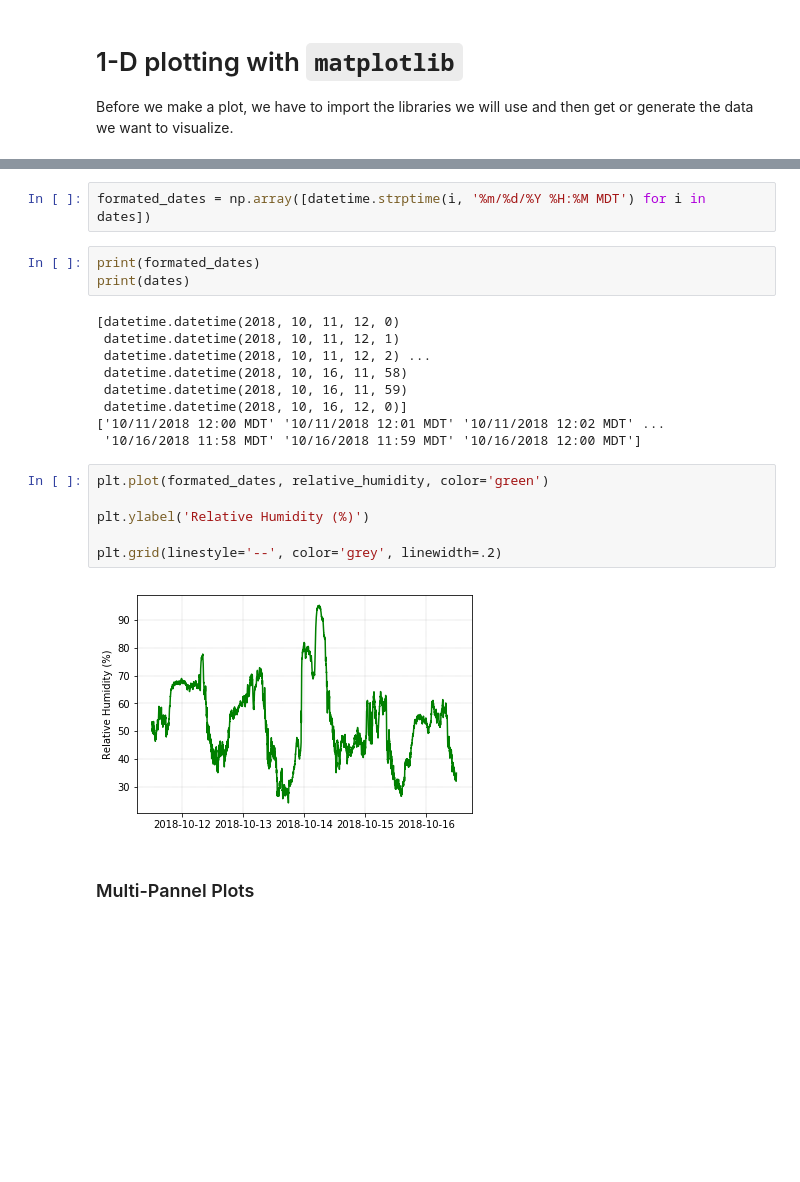
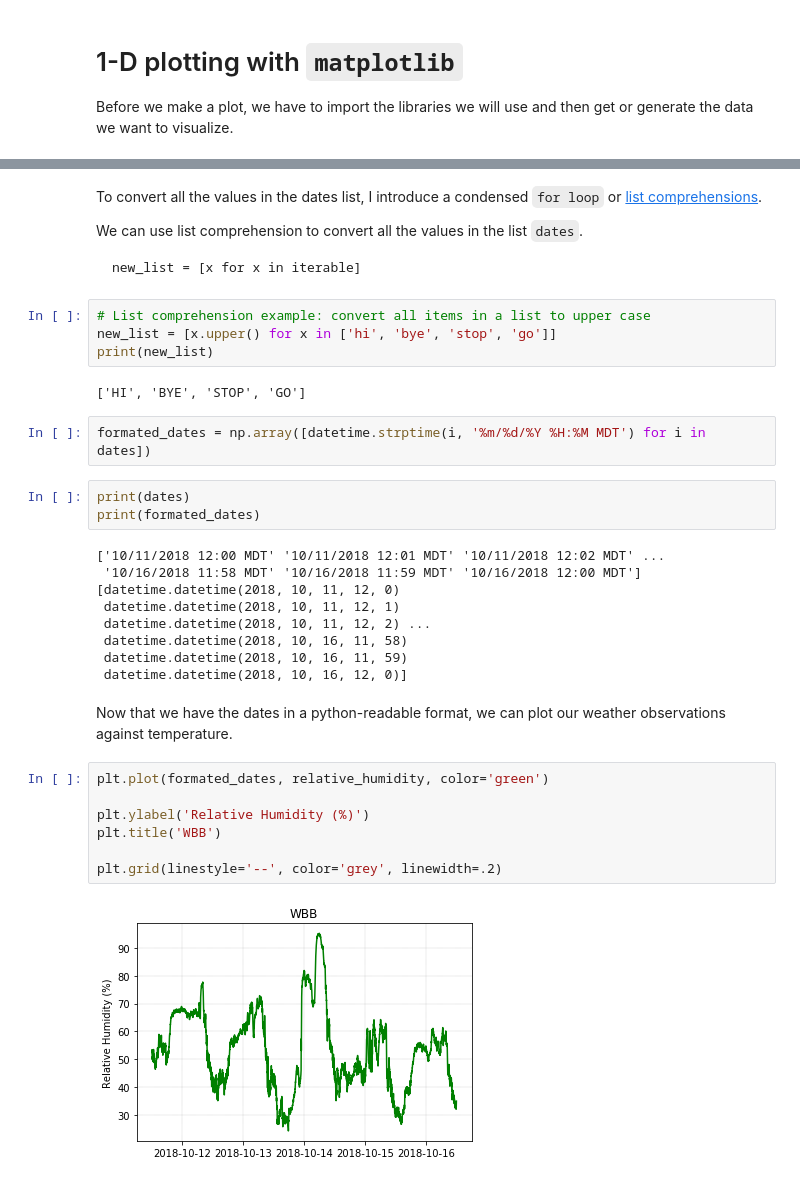
Before and after one commit to johnhorel/ATMOS_5020_2018, a Jupyter notebook: nov08_2018.ipynb, the cells around one changed output, grey strips where cells are left out. Saved outputs shown, nothing was run; the diff lists cells and outputs as text; blank space fills up the shorter version.

```diff
--- a/nov08_2018.ipynb
+++ b/nov08_2018.ipynb
@@ -195,24 +335,37 @@ from datetime import datetime
+# %% [markdown]
+To convert all the values in the dates list, I introduce a condensed `for loop` or [list comprehensions](https://www.digitalocean.com/community/tutorials/understanding-list-comprehensions-in-python-3).
+
+We can use list comprehension to convert all the values in the list `dates`.
+
+    new_list = [x for x in iterable]
+# %%
+# List comprehension example: convert all items in a list to upper case
+new_list = [x.upper() for x in ['hi', 'bye', 'stop', 'go']]
+print(new_list)
+# %% [output]
+['HI', 'BYE', 'STOP', 'GO']
 # %%
 formated_dates = np.array([datetime.strptime(i, '%m/%d/%Y %H:%M MDT') for i in dates])
 # %%
+print(dates)
 print(formated_dates)
-print(dates)
 # %% [output]
+['10/11/2018 12:00 MDT' '10/11/2018 12:01 MDT' '10/11/2018 12:02 MDT' ...
+ '10/16/2018 11:58 MDT' '10/16/2018 11:59 MDT' '10/16/2018 12:00 MDT']
 [datetime.datetime(2018, 10, 11, 12, 0)
  datetime.datetime(2018, 10, 11, 12, 1)
  datetime.datetime(2018, 10, 11, 12, 2) ...
  datetime.datetime(2018, 10, 16, 11, 58)
  datetime.datetime(2018, 10, 16, 11, 59)
  datetime.datetime(2018, 10, 16, 12, 0)]
-['10/11/2018 12:00 MDT' '10/11/2018 12:01 MDT' '10/11/2018 12:02 MDT' ...
- '10/16/2018 11:58 MDT' '10/16/2018 11:59 MDT' '10/16/2018 12:00 MDT']
+# %% [markdown]
+Now that we have the dates in a python-readable format, we can plot our weather observations against temperature.
 # %%
 plt.plot(formated_dates, relative_humidity, color='green')
 
 plt.ylabel('Relative Humidity (%)')
+plt.title('WBB')
 
 plt.grid(linestyle='--', color='grey', linewidth=.2)
 # %% [output]
-[figure, old version]
+[figure, new version]
-# %% [markdown]
-### Multi-Pannel Plots
```
Also changed, not shown: parts of 62 cells of this notebook, 4 other files.
